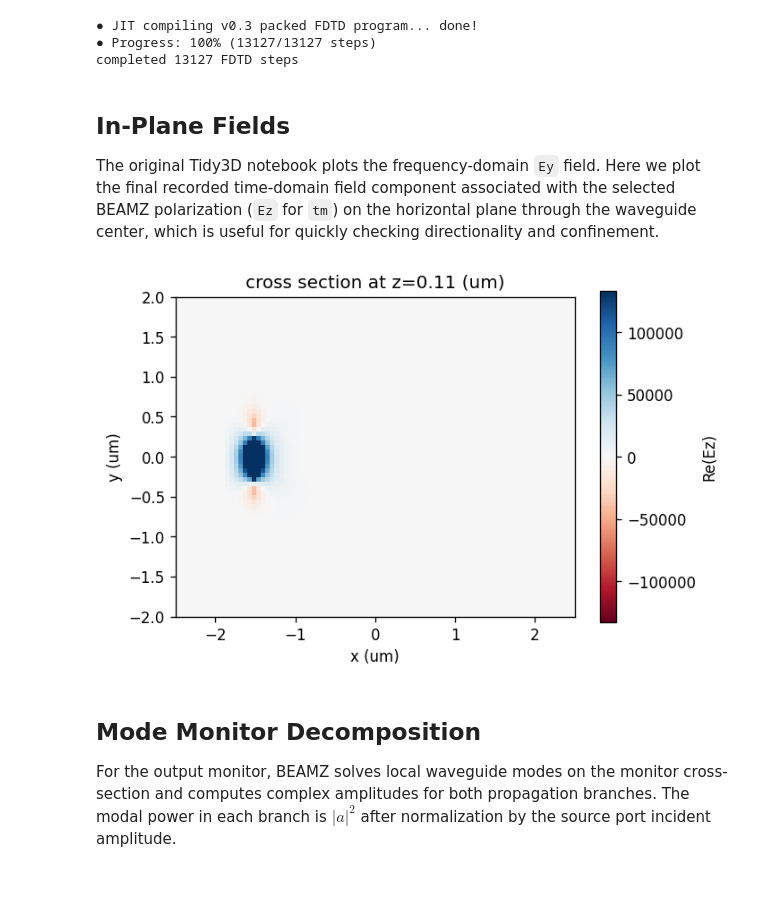
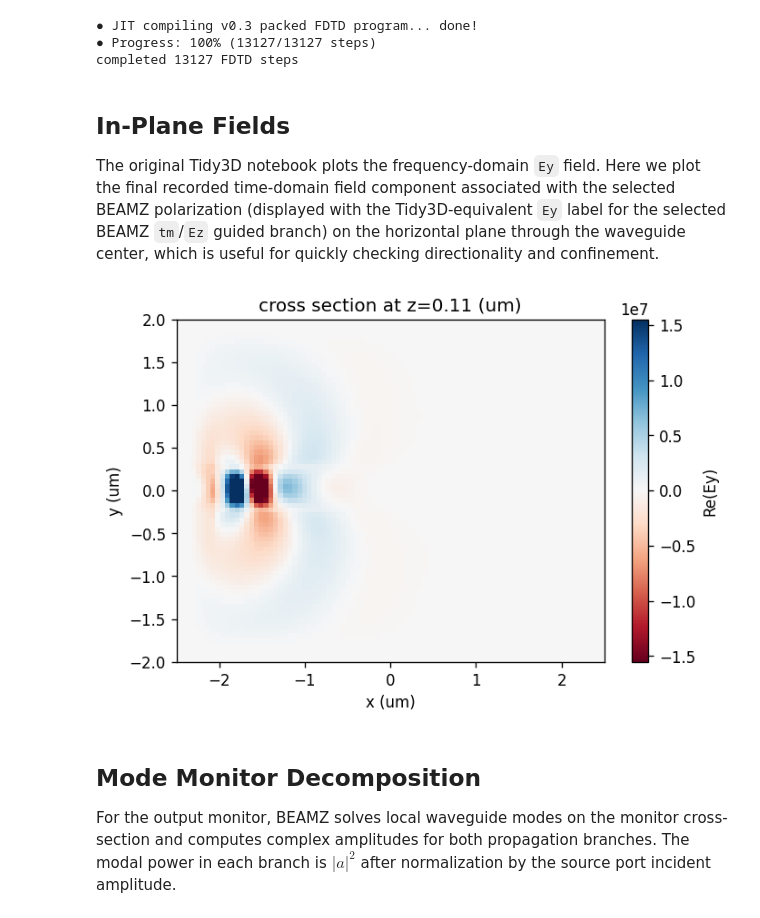
Before and after one commit to beamzorg/beamz-notebooks, a Jupyter notebook: notebooks/modal_sources_monitors.ipynb, the cells around one changed output. Drawn from its saved outputs; the diff is of its cells as text; code cells hidden in the pictures; blank space fills up the shorter version.

```diff
--- a/notebooks/modal_sources_monitors.ipynb
+++ b/notebooks/modal_sources_monitors.ipynb
@@ -80,22 +81,23 @@ SUBSTRATE_T = 1.0 * µm
 WG_Z0 = SUBSTRATE_T
 WG_CENTER_Z = WG_Z0 + 0.5 * WG_HEIGHT
 
-PML_T = 0.55 * µm
-SRC_X = PML_T + 0.45 * µm
+PML_T = 0.5 * µm
+SRC_X = 0.5 * µm
 SRC_MON_X = SRC_X + 0.25 * µm
-OUT_X = SIM_X - PML_T - 0.45 * µm
+OUT_X = SIM_X - 0.5 * µm
 MODE_SPAN_Y = 3.0 * µm
-MODE_SPAN_Z = 1.4 * µm
+MODE_SPAN_Z = 2.0 * µm
 
 # Keep this modest for local execution; increase to 10-12 for better quantitative accuracy.
 POINTS_PER_WAVELENGTH = 8
 POLARIZATION = "tm"
 FIELD_COMPONENT = "Ez" if POLARIZATION == "tm" else "Ey"
+DISPLAY_FIELD_COMPONENT = "Ey" if FIELD_COMPONENT == "Ez" else FIELD_COMPONENT
 DX, DT = calc_optimal_fdtd_params(
     WL0,
     N_SI,
     dims=3,
-    safety_factor=0.9,
+    safety_factor=0.999,
     points_per_wavelength=POINTS_PER_WAVELENGTH,
     width=SIM_X,
     height=SIM_Y,
@@ -396,13 +320,13 @@ def plot_mode_field_components(grid, *, num_modes=3):
 The first plot shows the simulation layout. Then we initialize the `ModeSource` explicitly and plot the modal field components used by this branch. For this asymmetric ridge in the current BEAMZ branch, `pol="tm"` selects the confined silicon guided mode; `pol="te"` tends to select a substrate-like branch.
 # %%
 sim_preview, source_preview, monitors_preview, pulse_preview = build_simulation(design)
-fig, axes = plot_simulation_cross_sections(grid, source=False)
+fig, axes = plot_setup(grid, source=False)
 plt.show()
 
 source_preview.initialize(grid.permittivity, DX, dt=DT)
 print(f"Selected source effective index: {np.real(source_preview._neff):.4f}")
 
-fig, axes, source_neffs = plot_mode_field_components(grid, num_modes=3)
+fig, axes, source_neffs = plot_source_modes(grid, num_modes=3)
 print("Mode effective indices:", np.real(source_neffs))
 plt.show()
 # %% [output]
@@ -422,7 +346,7 @@ if RUN_SIMULATIONS:
     sim_straight, source_straight, monitors_straight, pulse_straight = build_simulation(straight_waveguide_design())
     straight_run = sim_straight.run_compiled(
         progress=True,
-        record_interval=sim_straight.num_steps,
+        record_interval=max(1, sim_straight.num_steps // 80),
         record_fields=[FIELD_COMPONENT],
     )
     print(f"completed {sim_straight.current_step} FDTD steps")
@@ -446,36 +370,23 @@ completed 13127 FDTD steps
 # %% [markdown]
 ## In-Plane Fields
 
-The original Tidy3D notebook plots the frequency-domain `Ey` field. Here we plot the final recorded time-domain field component associated with the selected BEAMZ polarization (`Ez` for `tm`) on the horizontal plane through the waveguide center, which is useful for quickly checking directionality and confinement.
+The original Tidy3D notebook plots the frequency-domain `Ey` field. Here we plot the final recorded time-domain field component associated with the selected BEAMZ polarization (displayed with the Tidy3D-equivalent `Ey` label for the selected BEAMZ `tm`/`Ez` guided branch) on the horizontal plane through the waveguide center, which is useful for quickly checking directionality and confinement.
 # %%
 if RUN_SIMULATIONS:
-    field_history = straight_run.fields.get(FIELD_COMPONENT) if straight_run and straight_run.fields else None
-    if field_history is not None and len(field_history):
-        field_last = np.asarray(field_history[-1])
-        if field_last.ndim == 3:
-            z_index = int(np.clip(round(WG_CENTER_Z / DX), 0, field_last.shape[0] - 1))
-            field_last = field_last[z_index]
-        vmax = np.nanpercentile(np.abs(np.real(field_last)), 99.5)
-        vmax = vmax if np.isfinite(vmax) and vmax > 0 else 1.0
-        plt.figure(figsize=(6, 4))
-        plt.imshow(
-            np.real(field_last),
-            origin="lower",
-            extent=[-0.5 * SIM_X / µm, 0.5 * SIM_X / µm, -0.5 * SIM_Y / µm, 0.5 * SIM_Y / µm],
-            cmap="RdBu",
-            vmin=-vmax,
-            vmax=vmax,
-            aspect="equal",
-        )
-        plt.colorbar(label=f"Re({FIELD_COMPONENT})")
-        plt.xlabel("x (um)")
-        plt.ylabel("y (um)")
-        plt.title(f"cross section at z={WG_HEIGHT / 2 / µm:.2f} (um)")
-        plt.show()
-    else:
-        print(f"No {FIELD_COMPONENT} field snapshot was recorded.")
+    fig, ax = plot_tidy3d_field_frame(
+        straight_run,
+        field=FIELD_COMPONENT,
+        display_field=DISPLAY_FIELD_COMPONENT,
+        plane="z",
+        index=WG_CENTER_Z,
+        select="max_energy",
+        origin=plot_origin(),
+        cmap="RdBu",
+        show=False,
+    )
+    plt.show()
 # %% [output]
-[figure, old version]
+[figure, new version]
 # %% [markdown]
 ## Mode Monitor Decomposition
 
```
Also changed, not shown: parts of 8 cells of this notebook.
